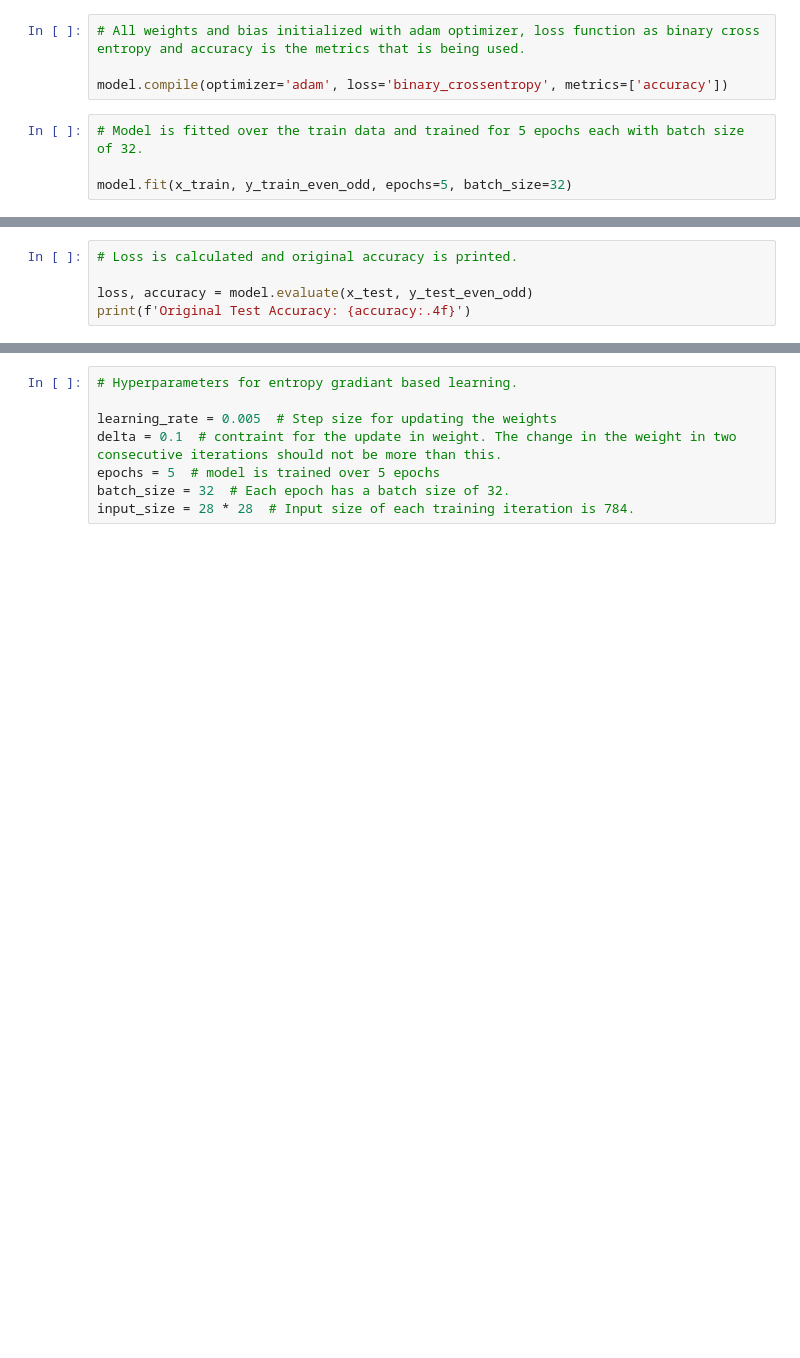
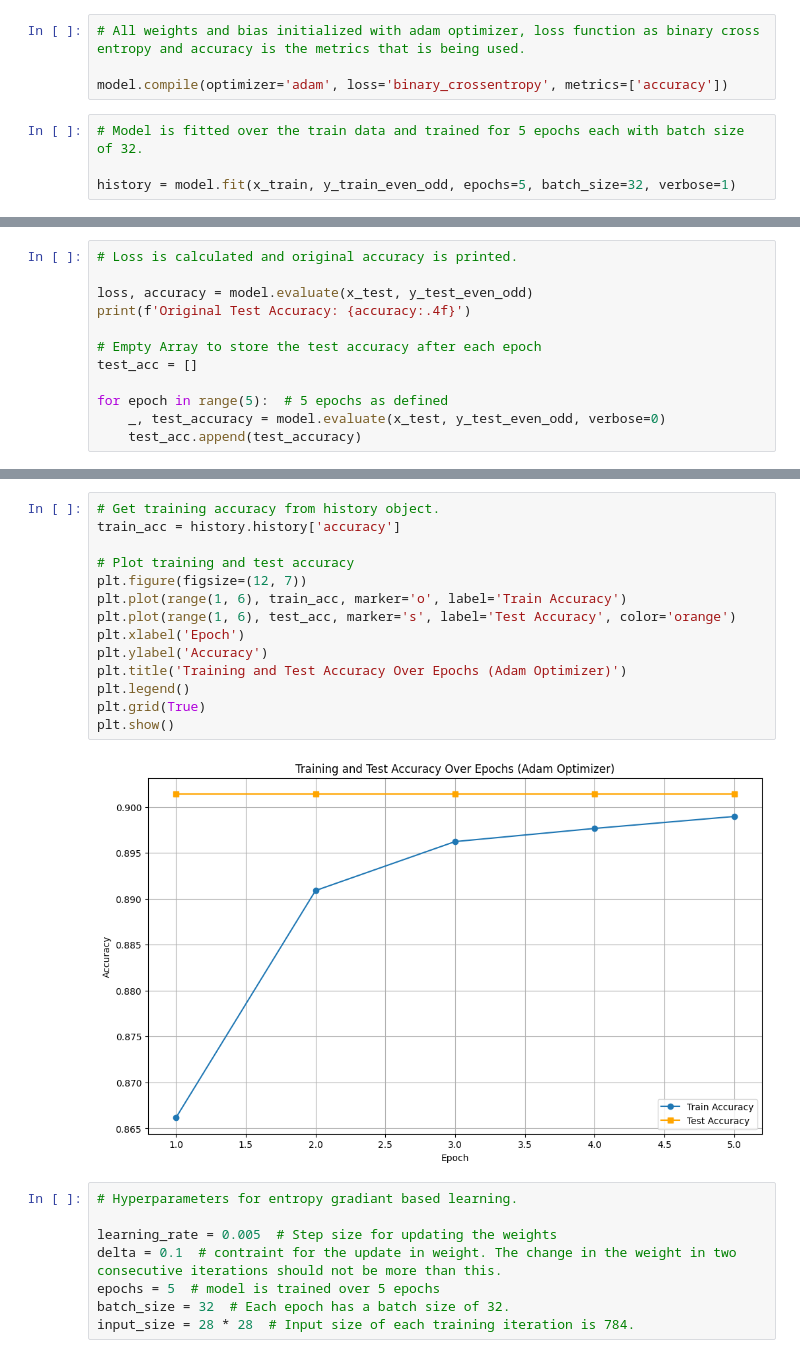
Before and after one commit to Parth0124/quantiota, a Jupyter notebook: entropy_gradient_classifier.ipynb, the cells around one changed output, grey strips where cells are left out. Drawn from its saved outputs; the diff is of its cells as text; blank space fills up the shorter version.

```diff
--- a/entropy_gradient_classifier.ipynb
+++ b/entropy_gradient_classifier.ipynb
@@ -34,6 +34,6 @@ model.compile(optimizer='adam', loss='binary_crossentropy', metrics=['accuracy']
 # %%
 # Model is fitted over the train data and trained for 5 epochs each with batch size of 32.
 
-model.fit(x_train, y_train_even_odd, epochs=5, batch_size=32)
+history = model.fit(x_train, y_train_even_odd, epochs=5, batch_size=32, verbose=1)
 # %% [output]
 Epoch 1/5
@@ -52,4 +51,11 @@ Epoch 5/5
 
 loss, accuracy = model.evaluate(x_test, y_test_even_odd)
 print(f'Original Test Accuracy: {accuracy:.4f}')
+
+# Empty Array to store the test accuracy after each epoch
+test_acc = []
+
+for epoch in range(5):  # 5 epochs as defined
+    _, test_accuracy = model.evaluate(x_test, y_test_even_odd, verbose=0)
+    test_acc.append(test_accuracy)
 # %% [output]
@@ -58,3 +64,19 @@ Original Test Accuracy: 0.8975
+# %%
+# Get training accuracy from history object.
+train_acc = history.history['accuracy']
+
+# Plot training and test accuracy
+plt.figure(figsize=(12, 7))
+plt.plot(range(1, 6), train_acc, marker='o', label='Train Accuracy')
+plt.plot(range(1, 6), test_acc, marker='s', label='Test Accuracy', color='orange')
+plt.xlabel('Epoch')
+plt.ylabel('Accuracy')
+plt.title('Training and Test Accuracy Over Epochs (Adam Optimizer)')
+plt.legend()
+plt.grid(True)
+plt.show()
+# %% [output]
+[figure, added]
 # %%
 # Hyperparameters for entropy gradiant based learning.
 
```
Also changed, not shown: parts of 4 cells of this notebook, 2 other files.
